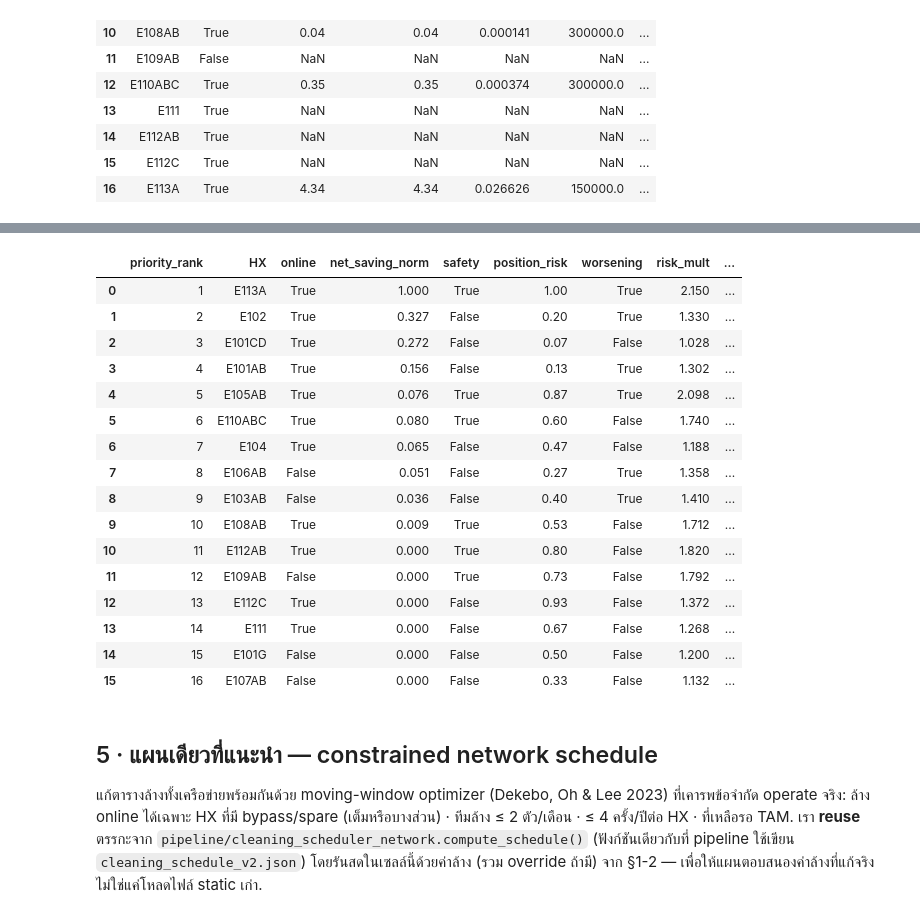
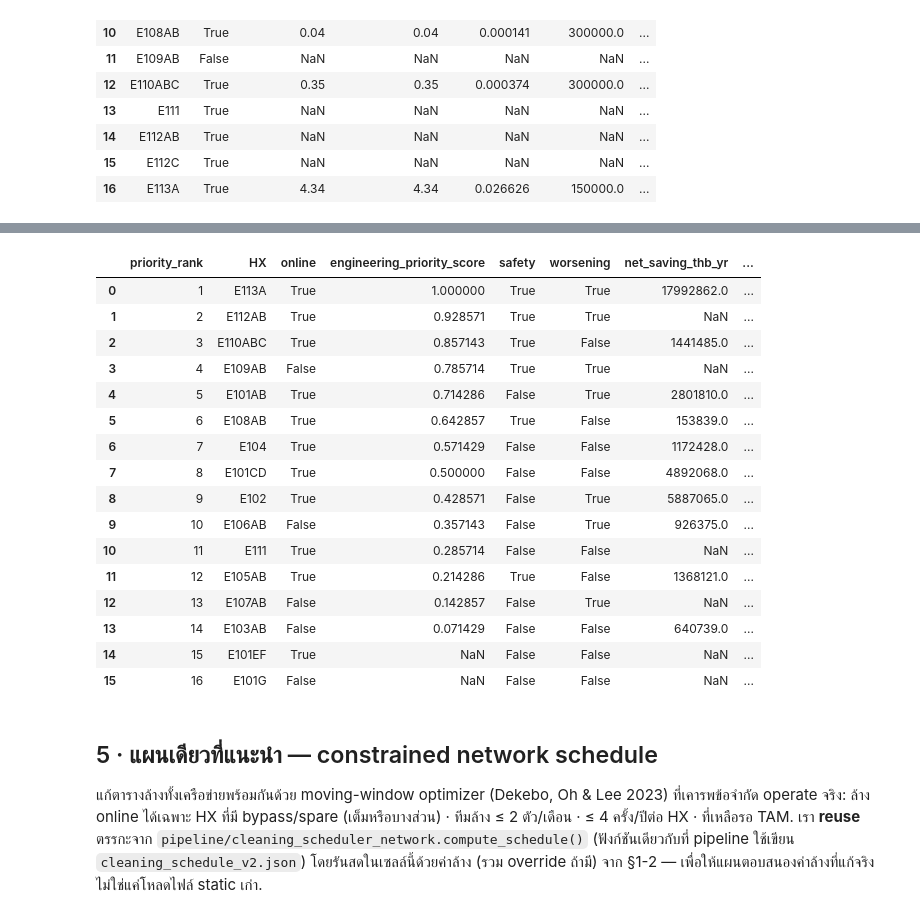
Before and after one commit to Yalika200946/Process-Intern, a Jupyter notebook: notebooks/16_cleaning_plan_optimization.ipynb, the cells around one changed output, grey strips where cells are left out. Drawn from its saved outputs; the diff is of its cells as text; code cells hidden in the pictures.

```diff
--- a/notebooks/16_cleaning_plan_optimization.ipynb
+++ b/notebooks/16_cleaning_plan_optimization.ipynb
@@ -69,7 +79,7 @@ economics (ΔCIT วัดจริง/โมเดล), logistics (ล้าง
 fr    = pd.read_csv(DATA / 'Fouling_Rate_By_Run.csv')
 econ  = load('economics.json', {})
 logi  = load('cleaning_logistics.json', {'hx': []})
-rank  = {r['HX']: r for r in load('hx_ranking.json', [])}
+rank  = {r['HX']: r for r in load('engineering_priority.json', [])}   # notebook 08's risk ranking -- see §4
 eor   = load('end_of_run.json', {'hx': {}})
 
 # --- sanity checks (visible) ---
@@ -148,7 +158,8 @@ for hx in sorted(set(list(logi_by) + list(econ_by) + list(rank))):
         cleaning_cost=e.get('cleaning_cost'), cleaning_cost_overridden=(hx in COST_OVERRIDES),
         net_saving_thb_yr=e.get('saving_thb_yr'), payback_days=e.get('payback_days'),
         safety=bool(rk.get('safety_flag')), worsening=bool(rk.get('worsening')),
-        Q_drop_pct=rk.get('Q_drop_%'),
+        Q_drop_pct=rk.get('Q_drop_pct'),
+        engineering_priority_score=rk.get('engineering_priority_score'),
     ))
 dec = pd.DataFrame(rows)
 print('HX with a usable fouling rate:', int(dec.fouling_dUrel_per_month.notna().sum()), '/', len(dec))
@@ -261,46 +274,45 @@ k = 23,030 ฿/วัน/°C  (มูลค่าเชื้อเพลิง
 # %%
-W_SAFETY, W_POSITION, W_WORSENING = 0.5, 0.4, 0.25     # tunable risk weights (documented)
+W_SAFETY, W_POSITION, W_WORSENING = 0.5, 0.4, 0.25     # tunable, used for the "เหตุผล" text + risk_mult export only (not the sort key anymore)
 
-# train position: order HX along the preheat train (terminal = hottest = riskiest).
+# train position: order HX along the preheat train (terminal = hottest = riskiest) -- kept for
+# the plain-language "เหตุผล" column and the exported risk_mult field below.
 TRAIN_ORDER = ['E101EF','E101CD','E101AB','E102','E106AB','E107AB','E103AB','E104',
                'E108AB','E110ABC','E111','E109AB','E112AB','E105AB','E112C','E113A']
 pos = {hx: i / (len(TRAIN_ORDER) - 1) for i, hx in enumerate(TRAIN_ORDER)}
 
 ns = dec['net_saving_thb_yr'].fillna(0).clip(lower=0)
 dec['net_saving_norm'] = (ns / ns.max()).round(3) if ns.max() > 0 else 0.0
 dec['position_risk'] = dec.HX.map(pos).fillna(0.5).round(2)
 dec['risk_mult'] = (1 + W_SAFETY * dec.safety.astype(int)
                       + W_POSITION * dec.position_risk
                       + W_WORSENING * dec.worsening.astype(int)).round(3)
-dec['priority_score'] = (dec['net_saving_norm'] * dec['risk_mult']).round(3)
-# priority_score is net_saving_norm x risk_mult -- multiplicative, so it collapses to exactly 0
-# for every HX with no usable economics data (net_saving_norm=0), regardless of risk_mult. That
-# used to leave those HX tied and ordered only by DataFrame insertion order, silently discarding
-# the safety/position/worsening signal for exactly the HX where it matters most (no clean-economics
-# to fall back on). has_savings as the primary sort key keeps ranks 1-10 (real economics) exactly
-# as before, and breaks the zero-score tie by risk_mult instead of insertion order.
-dec['has_savings'] = (dec['net_saving_norm'] > 0).astype(int)
-dec = dec.sort_values(['has_savings', 'priority_score', 'risk_mult'], ascending=False).reset_index(drop=True)
+dec['priority_score'] = (dec['net_saving_norm'] * dec['risk_mult']).round(3)   # economics-weighted score -- SUPPORTING column only now, see §4 markdown
+
+# PRIMARY sort: notebook 08's engineering_priority_score (risk-first, matches engineer
+# reasoning). HX missing a score (shouldn't happen -- NB08 scores all 16) sort last, never
+# crash. priority_score (economics) is the tie-break only, not the primary key.
+dec = dec.sort_values(['engineering_priority_score', 'priority_score'],
+                       ascending=False, na_position='last').reset_index(drop=True)
 dec['priority_rank'] = dec.index + 1
-dec[['priority_rank','HX','online','net_saving_norm','safety','position_risk','worsening','risk_mult','priority_score']].head(16)
+dec[['priority_rank','HX','online','engineering_priority_score','safety','worsening','net_saving_thb_yr','payback_days','risk_mult','priority_score']].head(16)
 # %% [output]
-|  | priority_rank | HX | online | net_saving_norm | safety | position_risk | worsening | risk_mult | ... |
-| 0 | 1 | E113A | True | 1.000 | True | 1.00 | True | 2.150 | ... |
-| 1 | 2 | E102 | True | 0.327 | False | 0.20 | True | 1.330 | ... |
-| 2 | 3 | E101CD | True | 0.272 | False | 0.07 | False | 1.028 | ... |
-| 3 | 4 | E101AB | True | 0.156 | False | 0.13 | True | 1.302 | ... |
-| 4 | 5 | E105AB | True | 0.076 | True | 0.87 | True | 2.098 | ... |
-| 5 | 6 | E110ABC | True | 0.080 | True | 0.60 | False | 1.740 | ... |
-| 6 | 7 | E104 | True | 0.065 | False | 0.47 | False | 1.188 | ... |
-| 7 | 8 | E106AB | False | 0.051 | False | 0.27 | True | 1.358 | ... |
-| 8 | 9 | E103AB | False | 0.036 | False | 0.40 | True | 1.410 | ... |
-| 9 | 10 | E108AB | True | 0.009 | True | 0.53 | False | 1.712 | ... |
-| 10 | 11 | E112AB | True | 0.000 | True | 0.80 | False | 1.820 | ... |
-| 11 | 12 | E109AB | False | 0.000 | True | 0.73 | False | 1.792 | ... |
-| 12 | 13 | E112C | True | 0.000 | False | 0.93 | False | 1.372 | ... |
-| 13 | 14 | E111 | True | 0.000 | False | 0.67 | False | 1.268 | ... |
-| 14 | 15 | E101G | False | 0.000 | False | 0.50 | False | 1.200 | ... |
-| 15 | 16 | E107AB | False | 0.000 | False | 0.33 | False | 1.132 | ... |
+|  | priority_rank | HX | online | engineering_priority_score | safety | worsening | net_saving_thb_yr | ... |
+| 0 | 1 | E113A | True | 1.000000 | True | True | 17992862.0 | ... |
+| 1 | 2 | E112AB | True | 0.928571 | True | True | NaN | ... |
+| 2 | 3 | E110ABC | True | 0.857143 | True | False | 1441485.0 | ... |
+| 3 | 4 | E109AB | False | 0.785714 | True | True | NaN | ... |
+| 4 | 5 | E101AB | True | 0.714286 | False | True | 2801810.0 | ... |
+| 5 | 6 | E108AB | True | 0.642857 | True | False | 153839.0 | ... |
+| 6 | 7 | E104 | True | 0.571429 | False | False | 1172428.0 | ... |
+| 7 | 8 | E101CD | True | 0.500000 | False | False | 4892068.0 | ... |
+| 8 | 9 | E102 | True | 0.428571 | False | True | 5887065.0 | ... |
+| 9 | 10 | E106AB | False | 0.357143 | False | True | 926375.0 | ... |
+| 10 | 11 | E111 | True | 0.285714 | False | False | NaN | ... |
+| 11 | 12 | E105AB | True | 0.214286 | True | False | 1368121.0 | ... |
+| 12 | 13 | E107AB | False | 0.142857 | False | True | NaN | ... |
+| 13 | 14 | E103AB | False | 0.071429 | False | False | 640739.0 | ... |
+| 14 | 15 | E101EF | True | NaN | False | False | NaN | ... |
+| 15 | 16 | E101G | False | NaN | False | False | NaN | ... |
 # %% [markdown]
 ## 5 · แผนเดียวที่แนะนำ — constrained network schedule
 
```
Also changed, not shown: parts of 7 cells of this notebook, 4 other files.
